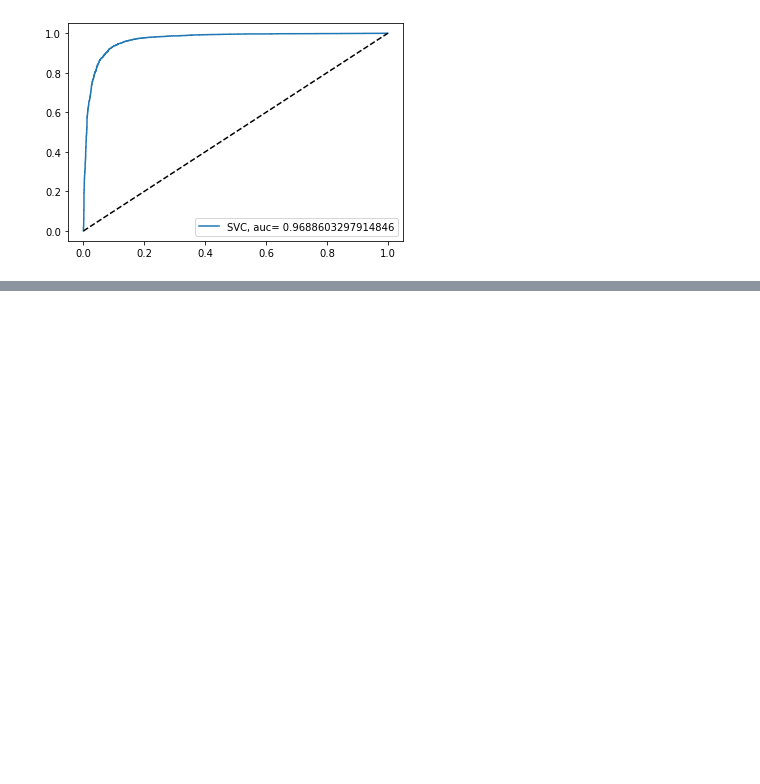
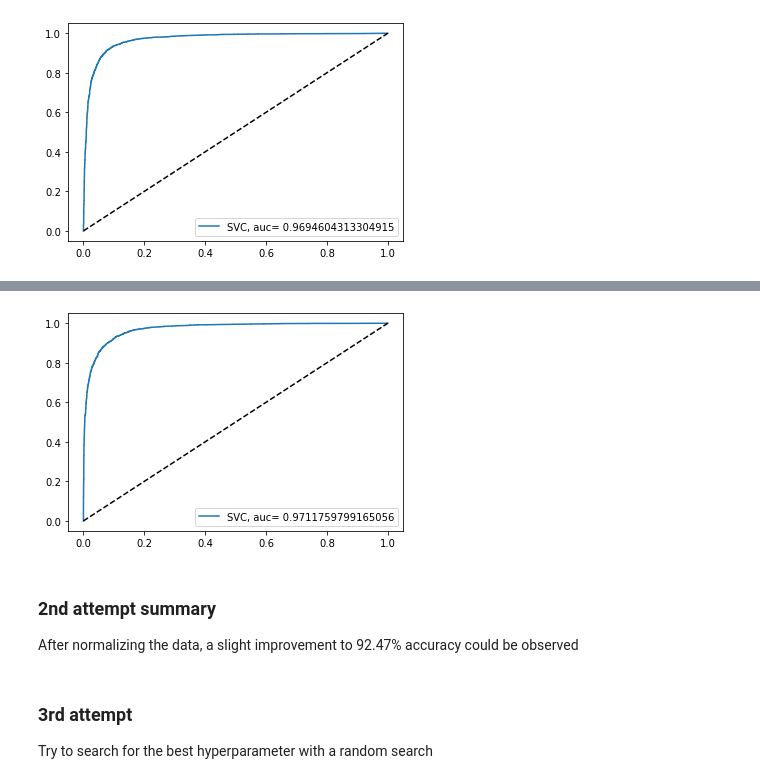
Before and after one commit to raymondng76/PRS-PSUPR-2019-08-13-IS1FT-CA1, a Jupyter notebook: code/CA1_DOTA2.ipynb, the cells around one changed output, grey strips where cells are left out. Drawn from its saved outputs; the diff is of its cells as text; code cells hidden in the pictures; blank space fills up the shorter version.

```diff
--- a/code/CA1_DOTA2.ipynb
+++ b/code/CA1_DOTA2.ipynb
@@ -227,7 +235,8 @@ r_lvl_xp = pd.DataFrame(r_lvl_xp_list, columns=r_lvl_cols)
 d_lvl_xp = pd.DataFrame(d_lvl_xp_list, columns=d_lvl_cols)
 
 X = pd.DataFrame()
-X = pd.concat([r_heroes, d_heroes, r_items, d_items, r_lvl_xp, d_lvl_xp], axis=1)
+# X = pd.concat([r_heroes, d_heroes, r_items, d_items, r_lvl_xp, d_lvl_xp], axis=1)
+X = pd.concat([r_heroes, d_heroes, r_lvl_xp, d_lvl_xp], axis=1)
 # %%
 X.shape
 # %% [output]
@@ -345,4 +386,5 @@ scale_pipe.fit(X_train, y_train)
 # %%
-y_pred = scale_pipe.predict(X_test)
+X_test_scale = Normalizer().fit_transform(X_test)
+y_pred = scale_pipe.predict(X_test_scale)
 print(metrics.confusion_matrix(y_test, y_pred))
 print(metrics.classification_report(y_test, y_pred))
@@ -351,9 +406,17 @@ print("Accuracy: ", metrics.accuracy_score(y_test, y_pred))
 # %%
-y_pred_proba = scale_pipe.predict_proba(X_test)[::,1]
+y_pred_proba = cal_svc.predict_proba(X_test_scale)[::,1]
 fpr, tpr, _ = metrics.roc_curve(y_test, y_pred_proba)
 auc = metrics.roc_auc_score(y_test, y_pred_proba)
 
 plt.plot(fpr, tpr, label="SVC, auc= " + str(auc))
 plt.plot([0,1],[0,1],'k--')
 plt.legend(loc=4)
 plt.show()
+# %% [output]
+[figure, added]
+# %% [markdown]
+### 2nd attempt summary
+After normalizing the data, a slight improvement to 92.47% accuracy could be observed
+# %% [markdown]
+### 3rd attempt
+Try to search for the best hyperparameter with a random search
```
Also changed, not shown: parts of 28 cells of this notebook.
